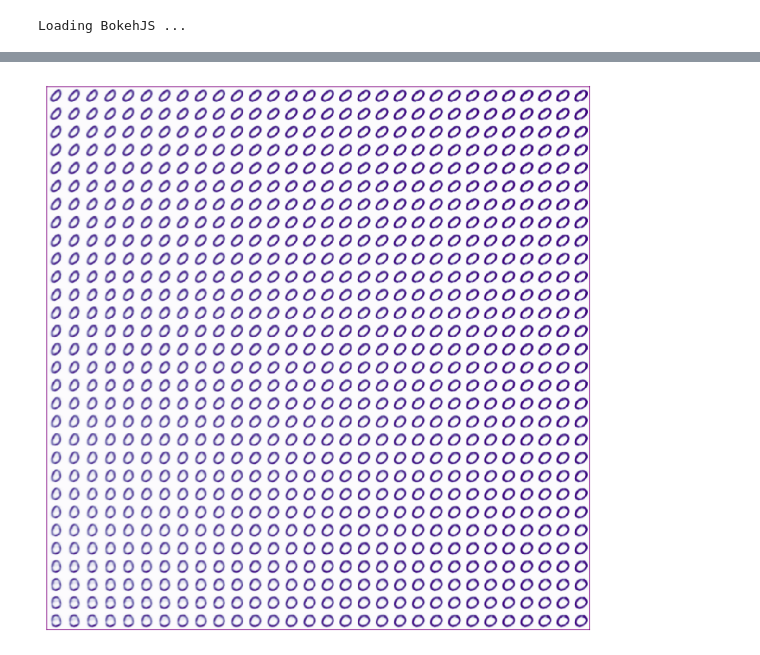
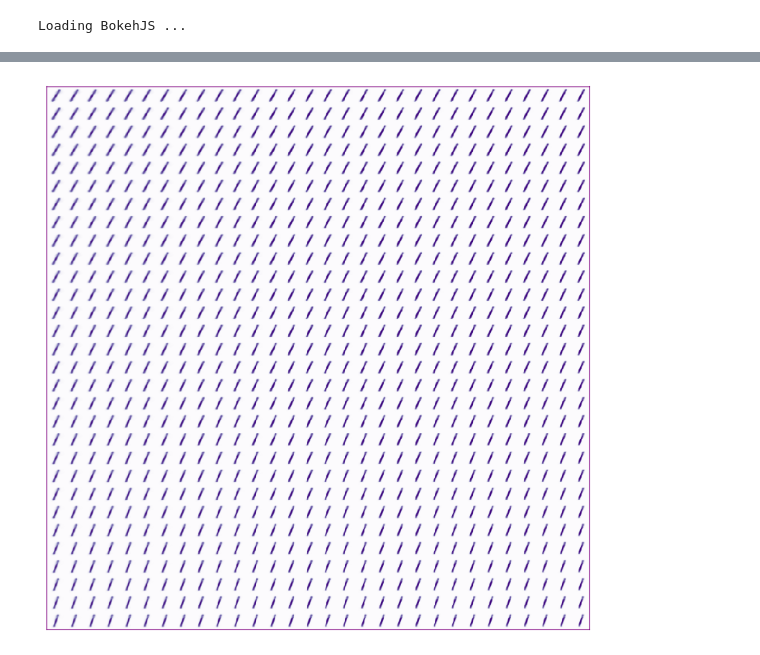
Before and after one commit to lingerlyn/vae_tutorial, a Jupyter notebook: VAE.ipynb, the cells around one changed output, grey strips where cells are left out. Saved outputs shown, nothing was run; the diff lists cells and outputs as text; code cells hidden in the pictures.

```diff
--- a/VAE.ipynb
+++ b/VAE.ipynb
@@ -141,7 +141,7 @@ va = VA(batch_size, input_dim, latent_dim, lr)
 # %% [markdown]
 ## Training
 # %%
-training_epochs=50
+training_epochs=5
 printing = 1
 # %%
 x_sample_m, y_labels_m = mnist.test.next_batch(3000)
@@ -496,7 +484,7 @@ visu.plotting_training_visual(reconstructed, x_sample_m[:100])
 Loading BokehJS ...
 # %%
 #generation of new data using custum mean
-visu.plott_gener_sample_from_dist(0, 2, 4, 2)
+visu.plott_gener_sample_from_dist(0, 2, -4, -2)
 # %% [output]
 [interactive output not drawn]
-[figure, old version]
+[figure, new version]
```
Also changed, not shown: parts of 4 cells of this notebook.
